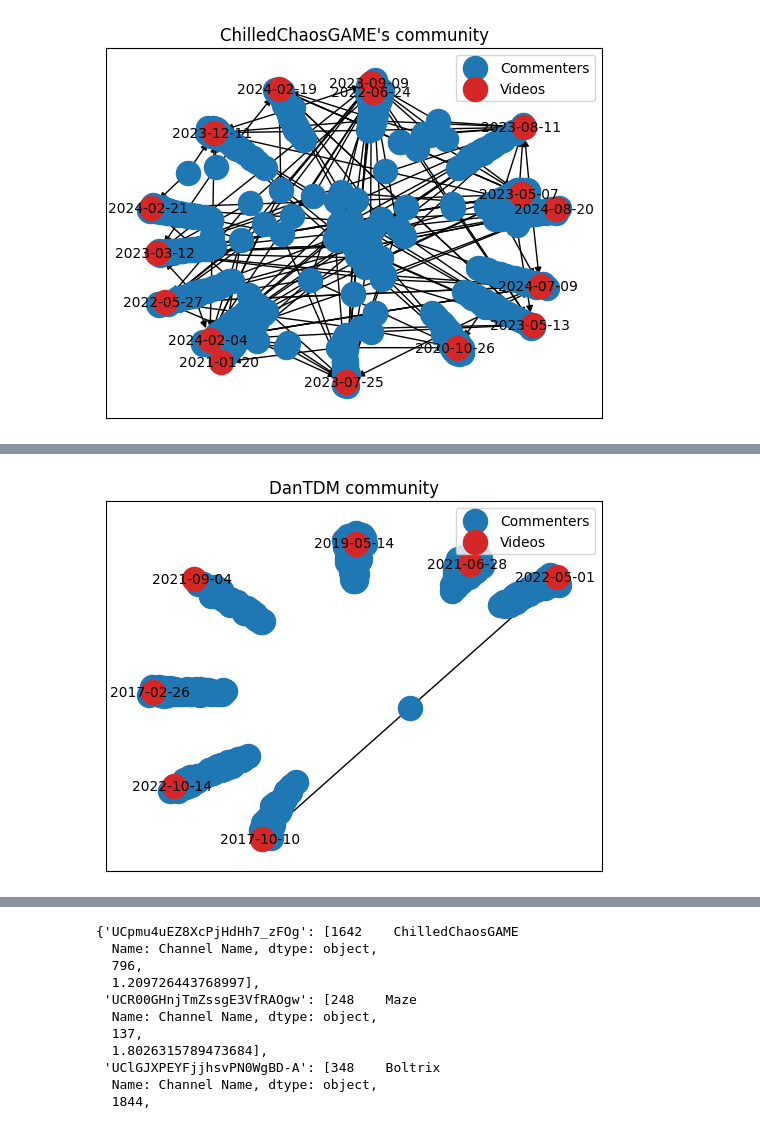
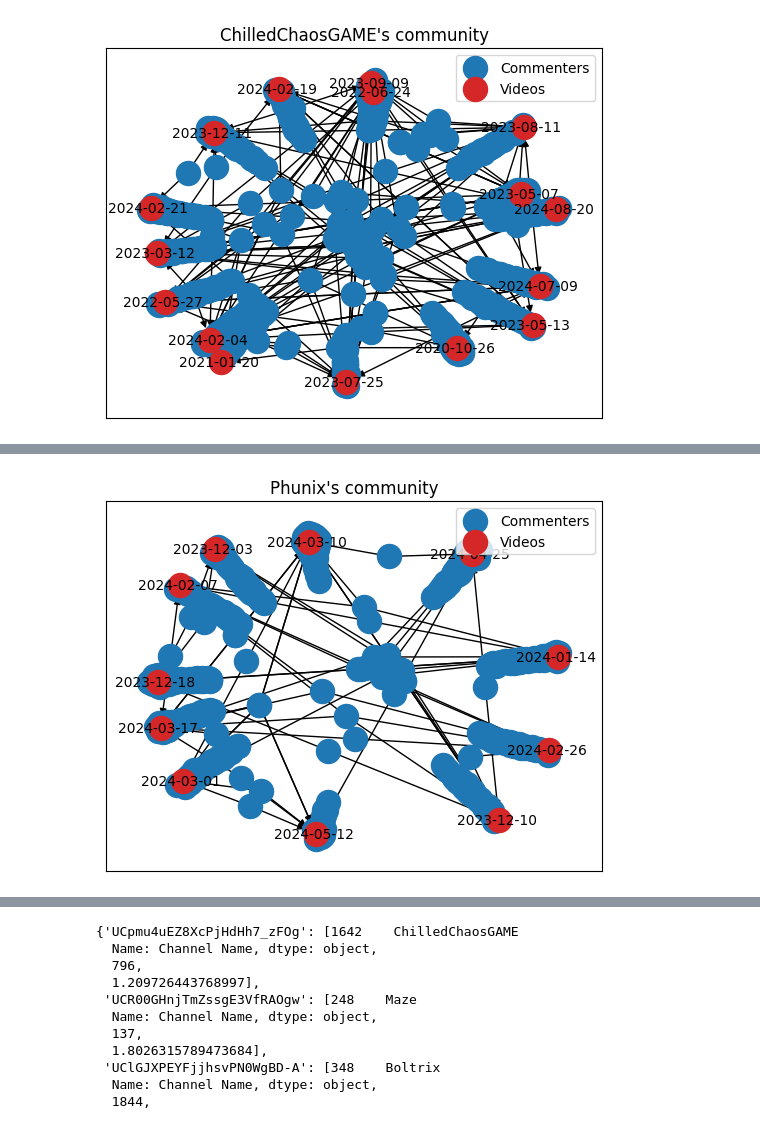
Before and after one commit to bluecoder777/Game-Promotion-Analysis, a Jupyter notebook: YTvideoCommunity.ipynb, the cells around one changed output, grey strips where cells are left out. Drawn from its saved outputs; the diff is of its cells as text; code cells hidden in the pictures.

```diff
--- a/YTvideoCommunity.ipynb
+++ b/YTvideoCommunity.ipynb
@@ -108,5 +113,5 @@ SimpleNxGraph(comments, 'UC7_YxT-KID8kRbqZo7MyscQ', "Markiplier community")
 # %%
 #UCS5Oz6CHmeoF7vSad0qqXfw
-SimpleNxGraph(comments, 'UCS5Oz6CHmeoF7vSad0qqXfw', "DanTDM community")
+SimpleNxGraph(comments, 'UCmBukl4KYer7CbmFt8cMySg', "Phunix's community")
 # %% [output]
-[figure, old version]
+[figure, new version]
```
Also changed, not shown: parts of 22 cells of this notebook, 2 other files.
